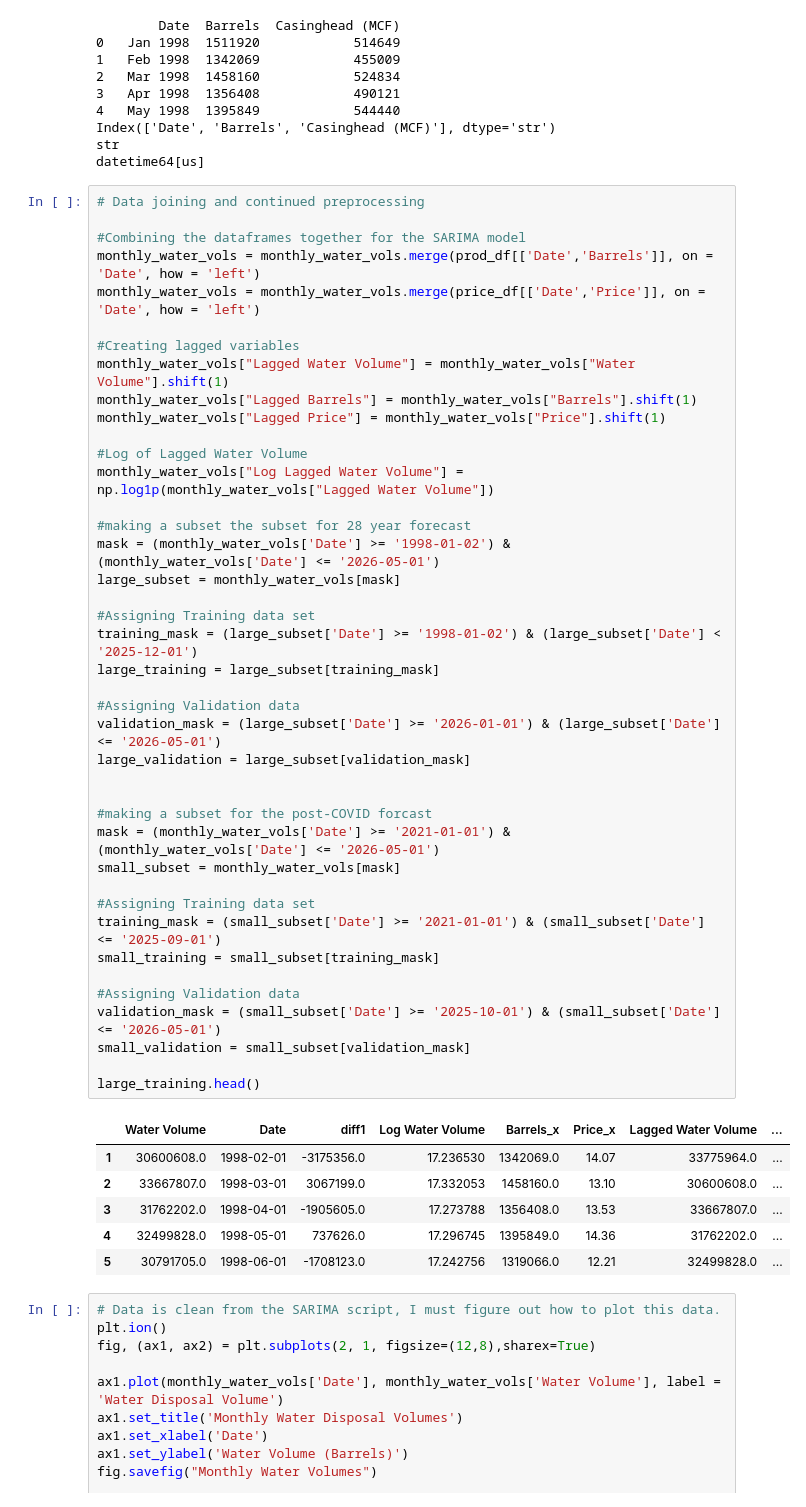
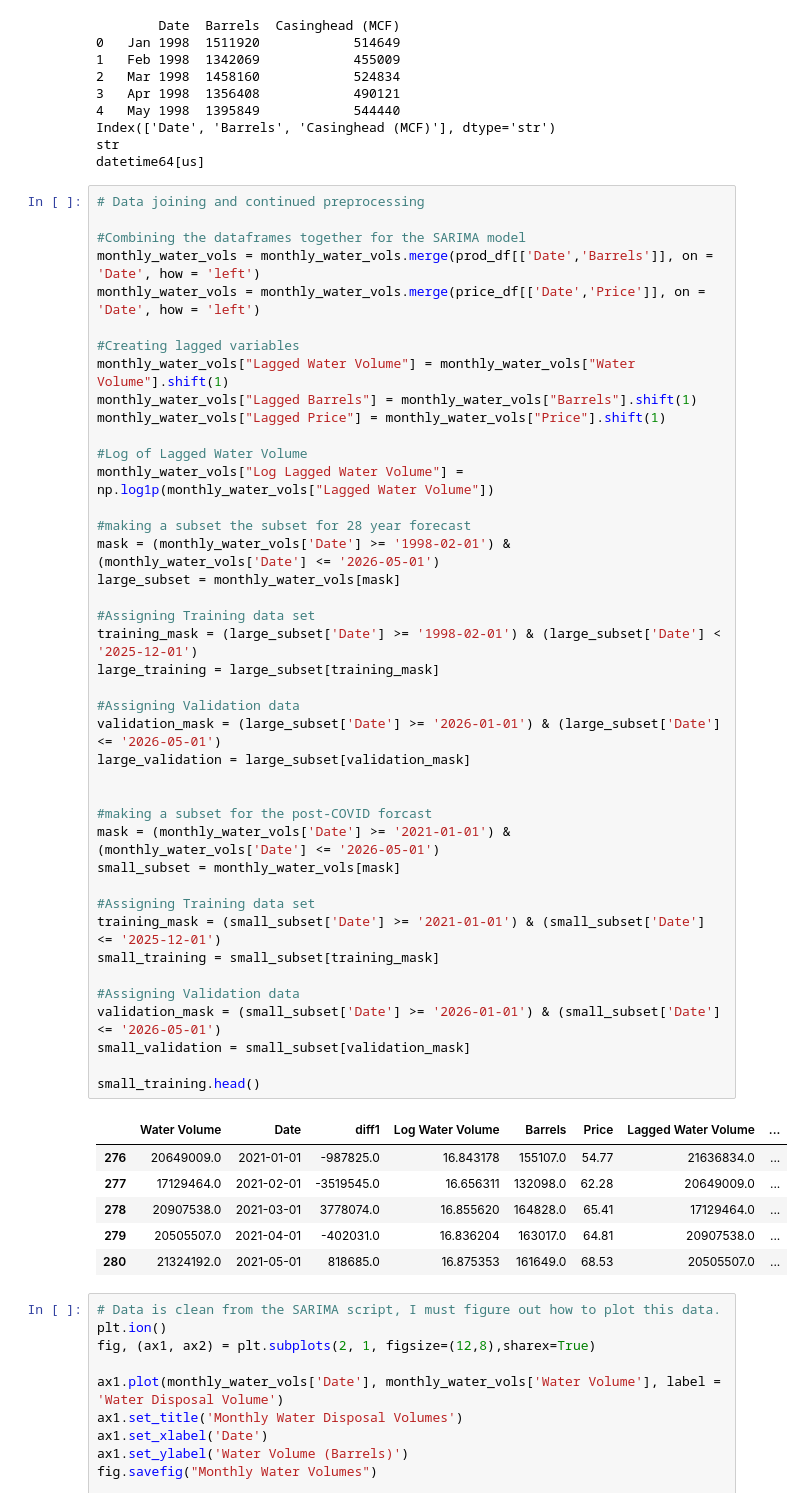
Before and after one commit to L0GN82/SARIMA, a Jupyter notebook: SARIMA with EXO.ipynb, the cells around one changed output. Saved outputs shown, nothing was run; the diff lists cells and outputs as text.

```diff
--- a/SARIMA with EXO.ipynb
+++ b/SARIMA with EXO.ipynb
@@ -74,44 +74,44 @@ monthly_water_vols = monthly_water_vols.merge(price_df[['Date','Price']], on = '
 #Creating lagged variables
 monthly_water_vols["Lagged Water Volume"] = monthly_water_vols["Water Volume"].shift(1)
 monthly_water_vols["Lagged Barrels"] = monthly_water_vols["Barrels"].shift(1)
 monthly_water_vols["Lagged Price"] = monthly_water_vols["Price"].shift(1)
 
 #Log of Lagged Water Volume
 monthly_water_vols["Log Lagged Water Volume"] = np.log1p(monthly_water_vols["Lagged Water Volume"])
 
 #making a subset the subset for 28 year forecast
-mask = (monthly_water_vols['Date'] >= '1998-01-02') & (monthly_water_vols['Date'] <= '2026-05-01')
+mask = (monthly_water_vols['Date'] >= '1998-02-01') & (monthly_water_vols['Date'] <= '2026-05-01')
 large_subset = monthly_water_vols[mask]
 
 #Assigning Training data set
-training_mask = (large_subset['Date'] >= '1998-01-02') & (large_subset['Date'] < '2025-12-01')
+training_mask = (large_subset['Date'] >= '1998-02-01') & (large_subset['Date'] < '2025-12-01')
 large_training = large_subset[training_mask]
 
 #Assigning Validation data
 validation_mask = (large_subset['Date'] >= '2026-01-01') & (large_subset['Date'] <= '2026-05-01')
 large_validation = large_subset[validation_mask]
 
 
 #making a subset for the post-COVID forcast
 mask = (monthly_water_vols['Date'] >= '2021-01-01') & (monthly_water_vols['Date'] <= '2026-05-01')
 small_subset = monthly_water_vols[mask]
 
 #Assigning Training data set
-training_mask = (small_subset['Date'] >= '2021-01-01') & (small_subset['Date'] <= '2025-09-01')
+training_mask = (small_subset['Date'] >= '2021-01-01') & (small_subset['Date'] <= '2025-12-01')
 small_training = small_subset[training_mask]
 
 #Assigning Validation data
-validation_mask = (small_subset['Date'] >= '2025-10-01') & (small_subset['Date'] <= '2026-05-01')
+validation_mask = (small_subset['Date'] >= '2026-01-01') & (small_subset['Date'] <= '2026-05-01')
 small_validation = small_subset[validation_mask]
 
-large_training.head()
+small_training.head()
 # %% [output]
-|  | Water Volume | Date | diff1 | Log Water Volume | Barrels_x | Price_x | Lagged Water Volume | ... |
-| 1 | 30600608.0 | 1998-02-01 | -3175356.0 | 17.236530 | 1342069.0 | 14.07 | 33775964.0 | ... |
-| 2 | 33667807.0 | 1998-03-01 | 3067199.0 | 17.332053 | 1458160.0 | 13.10 | 30600608.0 | ... |
-| 3 | 31762202.0 | 1998-04-01 | -1905605.0 | 17.273788 | 1356408.0 | 13.53 | 33667807.0 | ... |
-| 4 | 32499828.0 | 1998-05-01 | 737626.0 | 17.296745 | 1395849.0 | 14.36 | 31762202.0 | ... |
-| 5 | 30791705.0 | 1998-06-01 | -1708123.0 | 17.242756 | 1319066.0 | 12.21 | 32499828.0 | ... |
+|  | Water Volume | Date | diff1 | Log Water Volume | Barrels | Price | Lagged Water Volume | ... |
+| 276 | 20649009.0 | 2021-01-01 | -987825.0 | 16.843178 | 155107.0 | 54.77 | 21636834.0 | ... |
+| 277 | 17129464.0 | 2021-02-01 | -3519545.0 | 16.656311 | 132098.0 | 62.28 | 20649009.0 | ... |
+| 278 | 20907538.0 | 2021-03-01 | 3778074.0 | 16.855620 | 164828.0 | 65.41 | 17129464.0 | ... |
+| 279 | 20505507.0 | 2021-04-01 | -402031.0 | 16.836204 | 163017.0 | 64.81 | 20907538.0 | ... |
+| 280 | 21324192.0 | 2021-05-01 | 818685.0 | 16.875353 | 161649.0 | 68.53 | 20505507.0 | ... |
 # %%
 # Data is clean from the SARIMA script, I must figure out how to plot this data.
 plt.ion()
```
Also changed, not shown: parts of 24 cells of this notebook.
